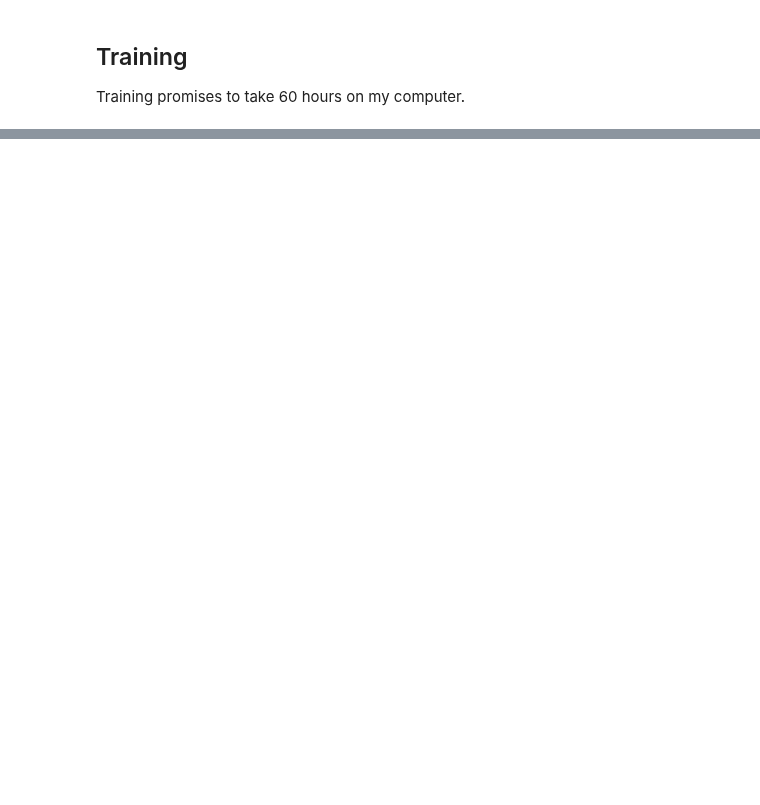
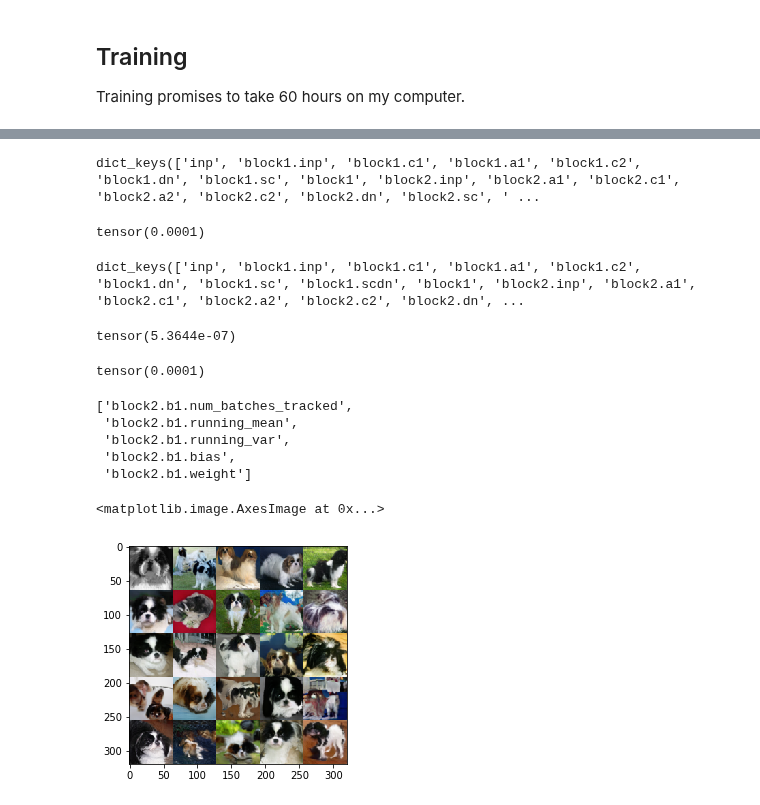
Before and after one commit to t-vi/pytorch-tvmisc, a Jupyter notebook: wasserstein-distance/sn_projection_cgan_64x64_1000c.ipynb, the cells around one changed output, grey strips where cells are left out. Drawn from its saved outputs; the diff is of its cells as text; code cells hidden in the pictures; blank space fills up the shorter version.

Commit message:
more debugging, change to cats and dogs

```diff
--- a/wasserstein-distance/sn_projection_cgan_64x64_1000c.ipynb
+++ b/wasserstein-distance/sn_projection_cgan_64x64_1000c.ipynb
@@ -560,3 +576,76 @@ k1 = [((k+'$').replace('/','.').replace('.beta','.bias').replace('.gamma','.weig
           [:-1],k) for k in k0]
 sd2 = {k:torch.from_numpy(sd[kold]) for k,kold in k1}
 generator.load_state_dict(sd2)
+# %%
+def rename_param(k):
+    return ((k+'$').replace('/','.').replace('.beta','.bias').replace('.gamma','.weight')
+                   .replace('.avg_mean','.running_mean').replace('.avg_var','.running_var')
+                   .replace('.N$','.num_batches_tracked$').replace('.weights.W$','.weight$')
+                   .replace('.biass.W$','.bias$').replace('.W$','.weight$').replace('.b$','.bias$')
+                    .replace('.u$', '.weight_u$')[:-1])
+
+discriminator = SNResNetProjectionDiscriminator(n_classes=143)
+#discriminator.eval()
+import numpy
+sd = numpy.load('/home/tv/data/paper-implementations/sngan_projection/pretrained/ResNetGeneratorImageNet_250000.npz.DISC')
+k0 = sorted(sd.keys())
+k2=sorted(generator.state_dict().keys())
+k1 = [((k+'$').replace('/','.').replace('.beta','.bias').replace('.gamma','.weight')
+           .replace('.avg_mean','.running_mean').replace('.avg_var','.running_var')
+           .replace('.N$','.num_batches_tracked$').replace('.weights.W$','.weight$')
+           .replace('.biass.W$','.bias$').replace('.W$','.weight$').replace('.b$','.bias$')
+           .replace('.u$', '.weight_u$')
+          [:-1],k) for k in k0]
+sd2 = {k:torch.from_numpy(sd[kold]) for k,kold in k1}
+sdo = discriminator.state_dict()
+for k in [k for k in sdo.keys() if k.endswith('_orig')]:
+    sd2[k] = sd2[k.replace('.weight_orig','.weight')]
+for k in [k for k in sdo.keys() if k.endswith('_u')]:
+    sd2[k].squeeze_(0)
+
+#[k for k in sd2.keys() if k not in sdo], [k for k in sdo.keys() if k not in sd2]
+discriminator.load_state_dict(sd2)
+# %%
+intermediates = {k:torch.from_numpy(v) for k,v in numpy.load('/home/tv/data/paper-implementations/sngan_projection/DEBUG_OUTPUT.npz').items()}
+intermediates = {k:(v.long() if v.dtype==torch.int else v) for k,v in intermediates.items()}
+intermediates_gen = {k.replace('generator.',''):v for k,v in intermediates.items() if k.startswith('generator.')}
+intermediates_dis = {k.replace('discriminator.',''):v for k,v in intermediates.items() if k.startswith('discriminator.')}
+intermediates_dis.keys()
+# %% [output]
+dict_keys(['inp', 'block1.inp', 'block1.c1', 'block1.a1', 'block1.c2', 'block1.dn', 'block1.sc', 'block1', 'block2.inp', 'block2.a1', 'block2.c1', 'block2.a2', 'block2.c2', 'block2.dn', 'block2.sc', ' ...
+# %%
+DEBUG={}
+res = generator(batchsize=25, z=intermediates_gen['z'], y=intermediates_gen['y'], DEBUG=DEBUG)
+DEBUG = {k.replace('generator.',''):v for k,v in DEBUG.items()}
+#res.shape, intermediates_gen['l6'].shape
+(DEBUG['l6'] - intermediates_gen['l6']).abs().max()
+# %% [output]
+tensor(0.0001)
+# %%
+DEBUG_DIS={}
+dis = discriminator(res, y=intermediates_gen['y'], DEBUG=DEBUG_DIS)
+DEBUG_DIS = {k.replace('discriminator.',''):v for k,v in DEBUG_DIS.items()}
+DEBUG_DIS.keys()
+# %% [output]
+dict_keys(['inp', 'block1.inp', 'block1.c1', 'block1.a1', 'block1.c2', 'block1.dn', 'block1.sc', 'block1.scdn', 'block1', 'block2.inp', 'block2.a1', 'block2.c1', 'block2.a2', 'block2.c2', 'block2.dn', ...
+# %%
+(DEBUG_DIS['output'] - intermediates_dis['product']).abs().max()
+# %% [output]
+tensor(5.3644e-07)
+# %%
+(DEBUG_DIS['block1.c1'] - intermediates_dis['block1.c1']).abs().max()
+# %% [output]
+tensor(0.0001)
+# %%
+[k for k in sd2.keys() if k.startswith('block2.b1')]
+# %% [output]
+['block2.b1.num_batches_tracked',
+ 'block2.b1.running_mean',
+ 'block2.b1.running_var',
+ 'block2.b1.bias',
+ 'block2.b1.weight']
+# %%
+pyplot.imshow(((res.view(5,5,3,64,64).permute(0,3,1,4,2).reshape(5*64,5*64,3)*127.5+127.5).clamp(0,255).byte()).detach().numpy())
+# %% [output]
+<matplotlib.image.AxesImage at 0x...>
+[figure, added]
```
Also changed, not shown: parts of 46 cells of this notebook.
